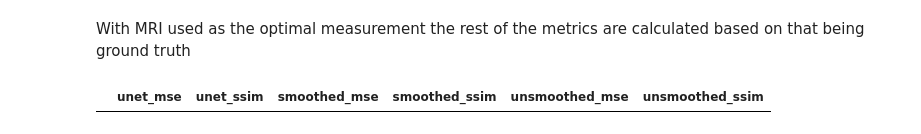
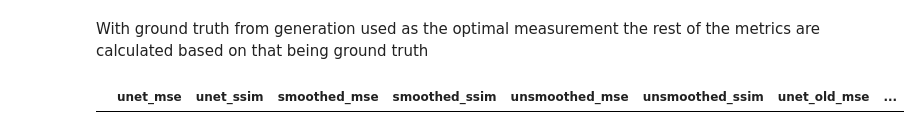
Before and after one commit to JoeOliverEvans/BrainDOT, a Jupyter notebook: SpinningEvaluation.ipynb, the cells around one changed output. Drawn from its saved outputs; the diff is of its cells as text; code cells hidden in the pictures.

```diff
--- a/SpinningEvaluation.ipynb
+++ b/SpinningEvaluation.ipynb
@@ -15,10 +17,10 @@ unsmoothed = data['noisy_images']
 ground_truth = data['clean_images']
 mask = data['mask']
 # %% [markdown]
-With MRI used as the optimal measurement the rest of the metrics are calculated based on that being ground truth
+With ground truth from generation used as the optimal measurement the rest of the metrics are calculated based on that being ground truth
 # %%
-df = pd.DataFrame(columns=['unet_mse', 'unet_ssim', 'smoothed_mse', 'smoothed_ssim', 'unsmoothed_mse', 'unsmoothed_ssim'])
+df = pd.DataFrame(columns=['unet_mse', 'unet_ssim', 'smoothed_mse', 'smoothed_ssim', 'unsmoothed_mse', 'unsmoothed_ssim', 'unet_old_mse', 'unet_old_ssim'])
 df
 # %% [output]
-|  | unet_mse | unet_ssim | smoothed_mse | smoothed_ssim | unsmoothed_mse | unsmoothed_ssim |
+|  | unet_mse | unet_ssim | smoothed_mse | smoothed_ssim | unsmoothed_mse | unsmoothed_ssim | unet_old_mse | ... |
 # %%
```
Also changed, not shown: parts of 18 cells of this notebook.
